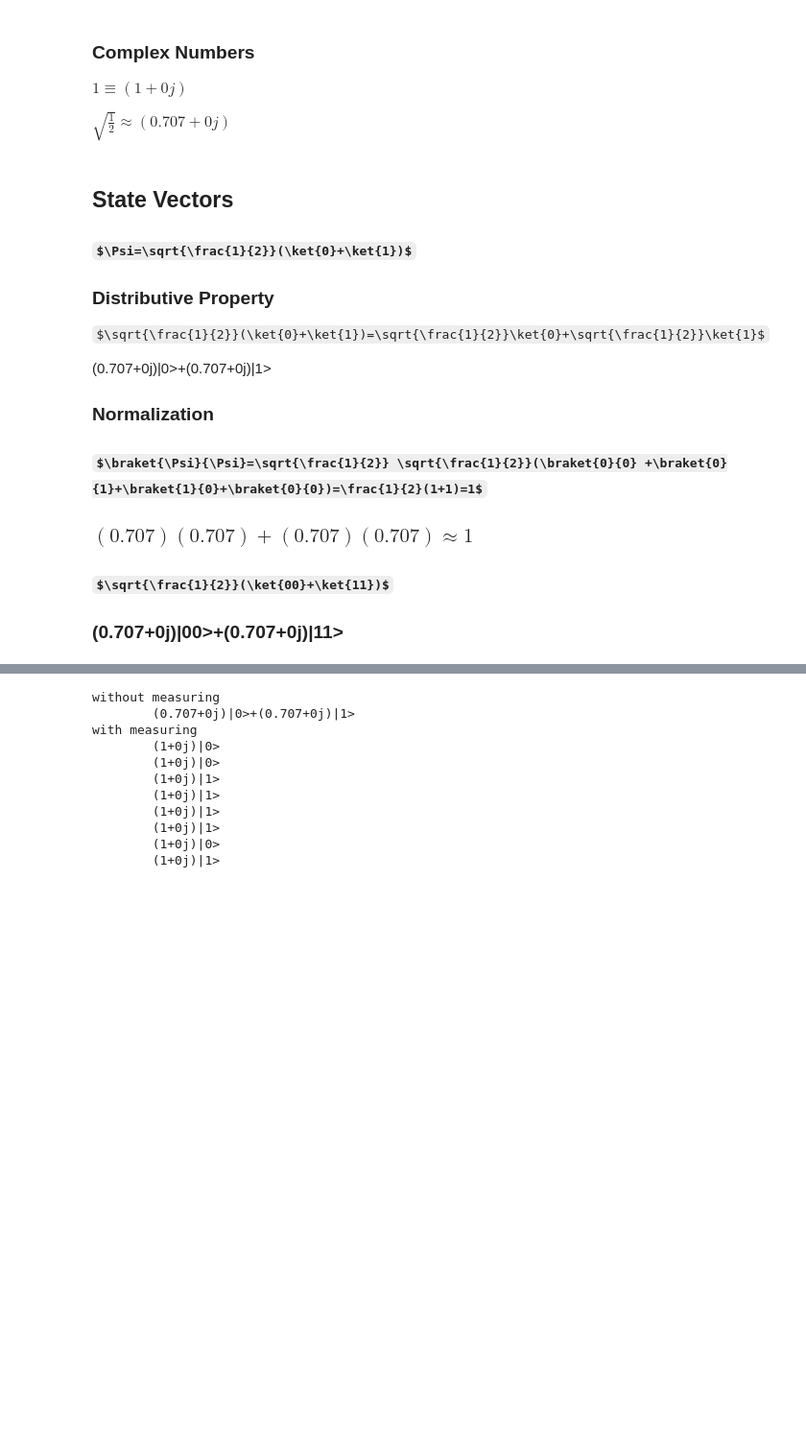
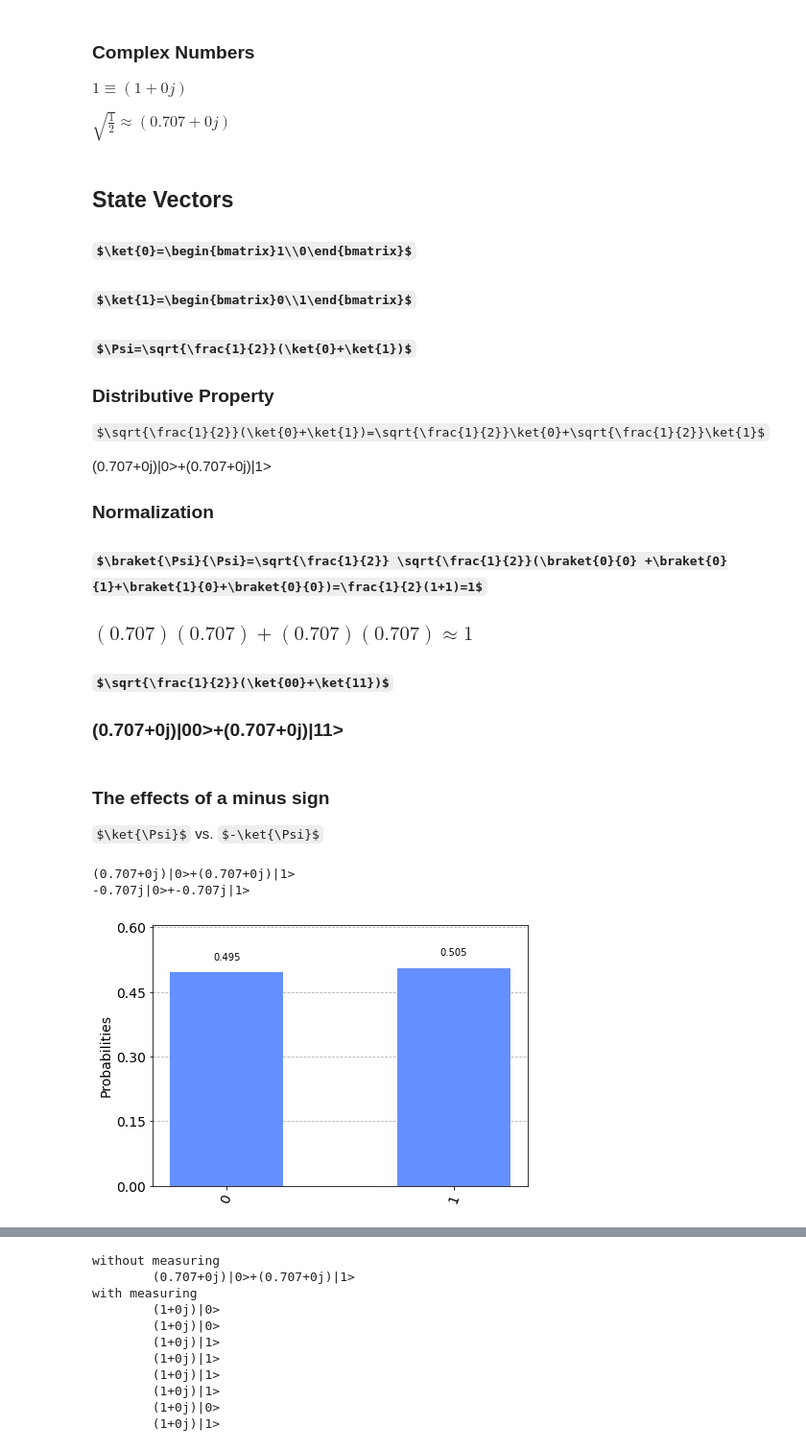
Before and after one commit to anna-naden/quantum-computing, a Jupyter notebook: 12-measurement.ipynb, the cells around one changed output, grey strips where cells are left out. Shown: that part at 96% size. Saved outputs shown, nothing was run; the diff lists cells and outputs as text; code cells hidden in the pictures; some formulas as TeX source; blank space fills up the shorter version.

```diff
--- a/12-measurement.ipynb
+++ b/12-measurement.ipynb
@@ -20,6 +20,10 @@ $1\equiv (1+0j)$
 $\sqrt{\frac{1}{2}}\approx (0.707+0j)$
 # %% [markdown]
 ## State Vectors
+
+### $\ket{0}=\begin{bmatrix}1\\0\end{bmatrix}$
+
+### $\ket{1}=\begin{bmatrix}0\\1\end{bmatrix}$
 
 ### $\Psi=\sqrt{\frac{1}{2}}(\ket{0}+\ket{1})$
 
@@ -84,3 +88,33 @@ def ket2(statevector):
     if text0 + text1 + text2 != '' and text3 != '':
         text3 = '+' + text3
     return (text0+text1+text2+text3)
+# %% [markdown]
+### The effects of a minus sign
+
+$\ket{\Psi}$ vs. $-\ket{\Psi}$
+# %%
+def prepare_sign(measure=False):
+    circuit = qiskit.QuantumCircuit(1,1)
+    circuit.h(0)
+    if measure:
+        circuit.measure(0,0)
+    return circuit
+def prepare_minus(measure=False):
+    circuit = qiskit.QuantumCircuit(1,1)
+    circuit.h(0)
+    circuit.rx(np.pi,0)
+    if measure:
+        circuit.measure(0,0)
+    return circuit
+statevector = execute(prepare_sign(), backend=statevector_simulator).result().get_statevector()
+print(ket1(statevector))
+statevector = execute(prepare_minus(), backend=statevector_simulator).result().get_statevector()
+print(ket1(statevector))
+# %% [output]
+(0.707+0j)|0>+(0.707+0j)|1>
+-0.707j|0>+-0.707j|1>
+# %%
+counts = execute(prepare_sign(True), backend=QasmSimulator(), shots=10000).result().get_counts()
+plot_histogram(counts)
+# %% [output]
+[figure, added]
```
Also changed, not shown: parts of 10 cells of this notebook.
